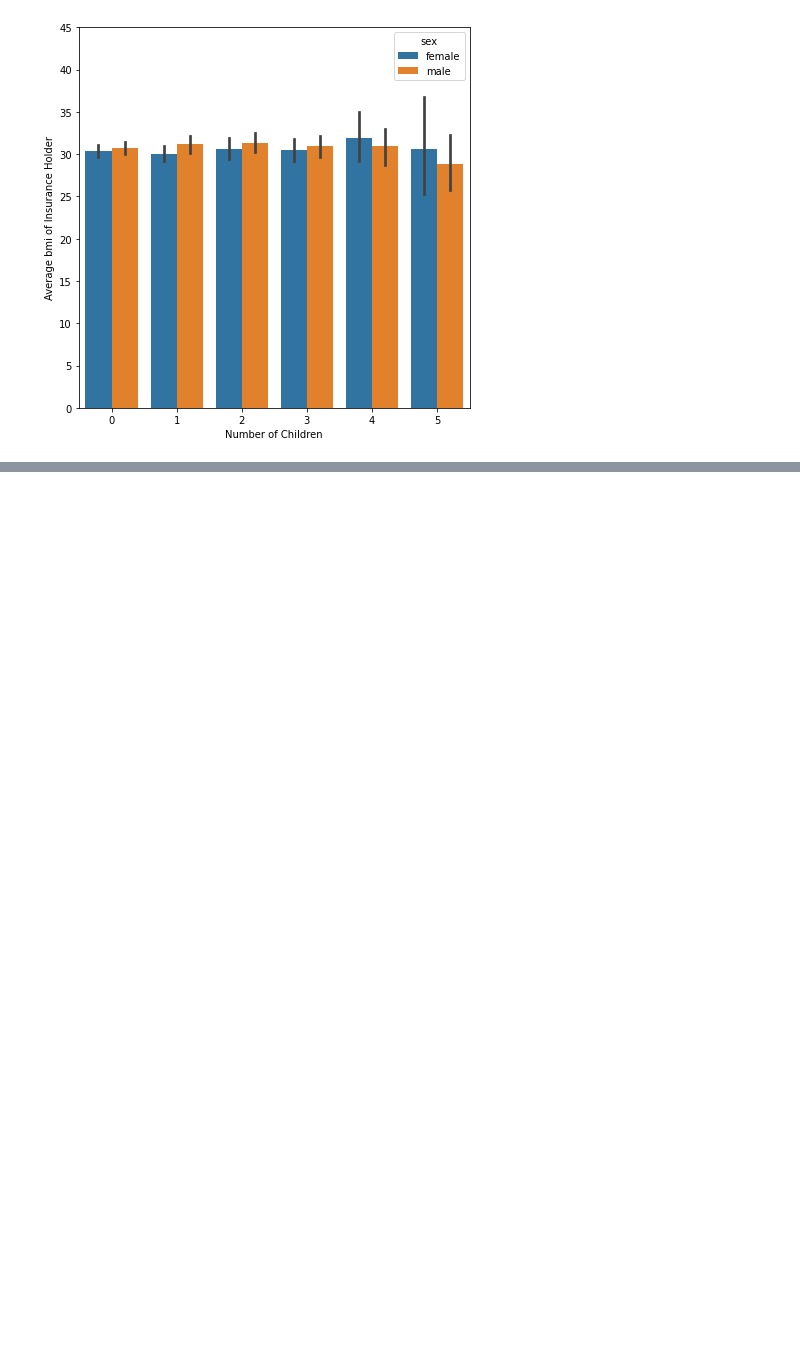
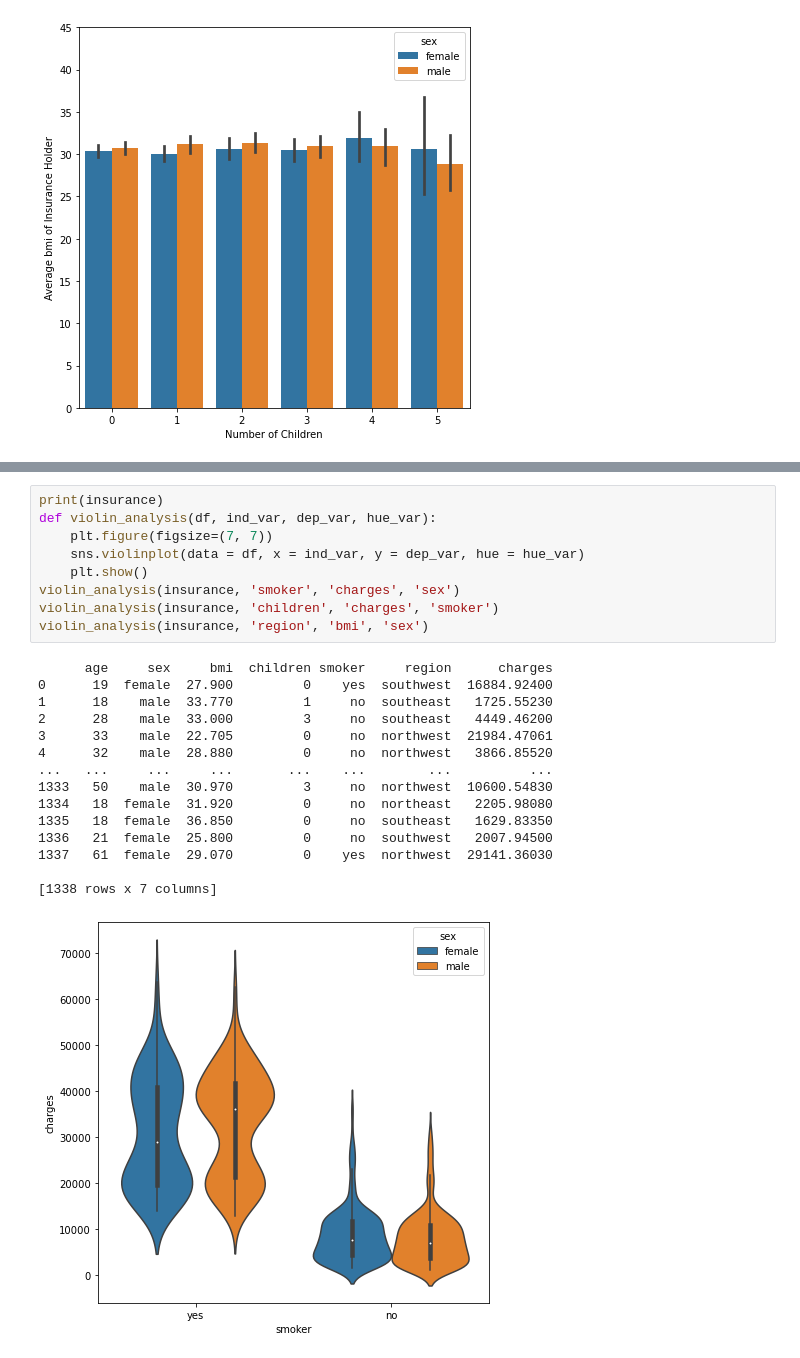
Before and after one commit to josephcsnyder/CA_DataScience, a Jupyter notebook: python/us_medical_insurance_costs.ipynb, the cells around one changed output, grey strips where cells are left out. Saved outputs shown, nothing was run; the diff lists cells and outputs as text; blank space fills up the shorter version.

```diff
--- a/python/us_medical_insurance_costs.ipynb
+++ b/python/us_medical_insurance_costs.ipynb
@@ -217,0 +254,25 @@ kde_analysis(insurance)
+# %%
+print(insurance)
+def violin_analysis(df, ind_var, dep_var, hue_var):
+    plt.figure(figsize=(7, 7))
+    sns.violinplot(data = df, x = ind_var, y = dep_var, hue = hue_var)
+    plt.show()
+violin_analysis(insurance, 'smoker', 'charges', 'sex')
+violin_analysis(insurance, 'children', 'charges', 'smoker')
+violin_analysis(insurance, 'region', 'bmi', 'sex')
+# %% [output]
+      age     sex     bmi  children smoker     region      charges
+0      19  female  27.900         0    yes  southwest  16884.92400
+1      18    male  33.770         1     no  southeast   1725.55230
+2      28    male  33.000         3     no  southeast   4449.46200
+3      33    male  22.705         0     no  northwest  21984.47061
+4      32    male  28.880         0     no  northwest   3866.85520
+...   ...     ...     ...       ...    ...        ...          ...
+1333   50    male  30.970         3     no  northwest  10600.54830
+1334   18  female  31.920         0     no  northeast   2205.98080
+1335   18  female  36.850         0     no  southeast   1629.83350
+1336   21  female  25.800         0     no  southwest   2007.94500
+1337   61  female  29.070         0    yes  northwest  29141.36030
+
+[1338 rows x 7 columns]
+[figure, added]
```
Also changed, not shown: parts of 4 cells of this notebook.
